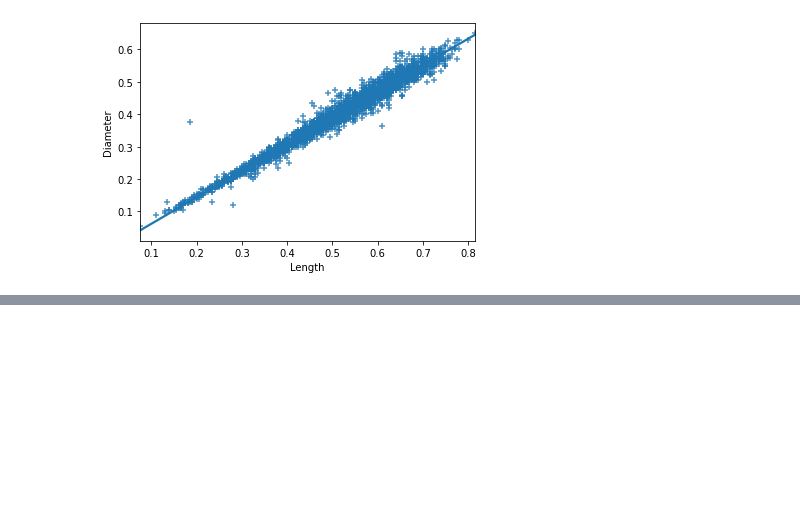
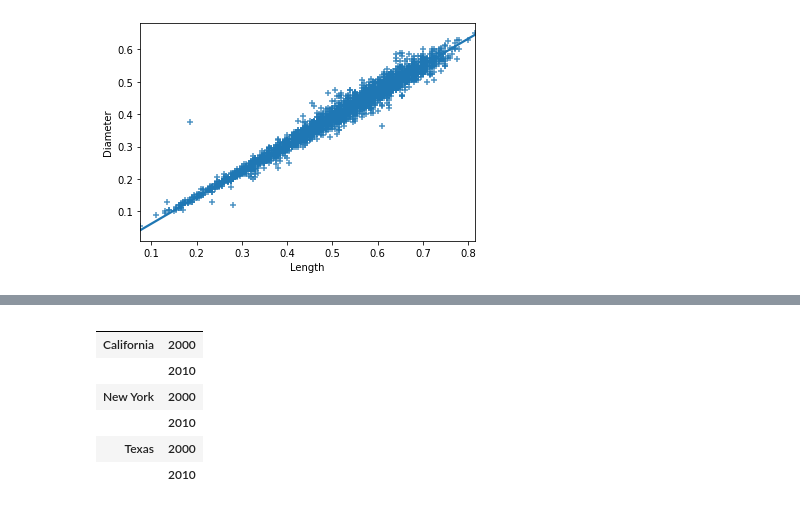
Before and after one commit to szymonwrobel/PythonTask, a Jupyter notebook: Task04/Task_04_notebook.ipynb, the cells around one changed output, grey strips where cells are left out. Saved outputs shown, nothing was run; the diff lists cells and outputs as text; code cells hidden in the pictures; blank space fills up the shorter version.

```diff
--- a/Task04/Task_04_notebook.ipynb
+++ b/Task04/Task_04_notebook.ipynb
@@ -154,0 +163,15 @@ juicers_more_statistics
+# %%
+index = pd.MultiIndex(levels=[['California', 'New York', 'Texas'], [2000, 2010]],
+           codes=[[0, 0, 1, 1, 2, 2], [0, 1, 0, 1, 0, 1]])
+
+index
+
+pd.DataFrame(index=index)
+# %% [output]
+|  |  |
+| California | 2000 |
+|  | 2010 |
+| New York | 2000 |
+|  | 2010 |
+| Texas | 2000 |
+|  | 2010 |
```
Also changed, not shown: parts of 3 cells of this notebook.
